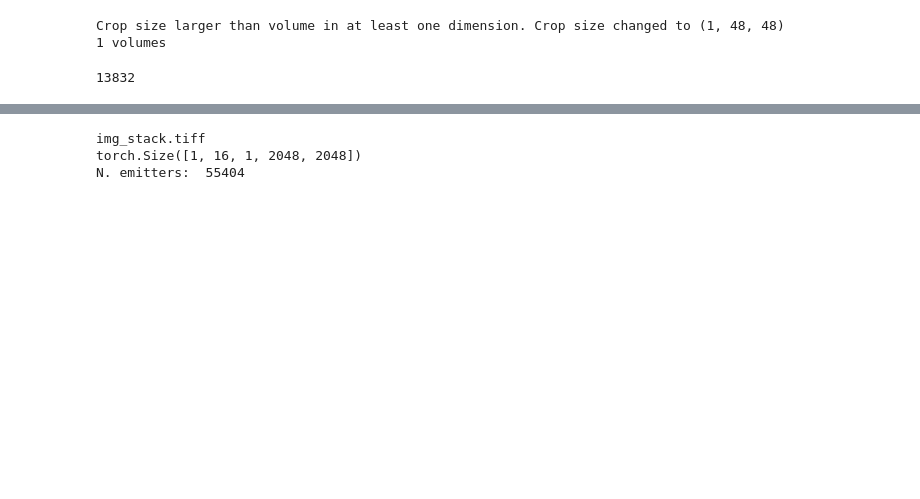
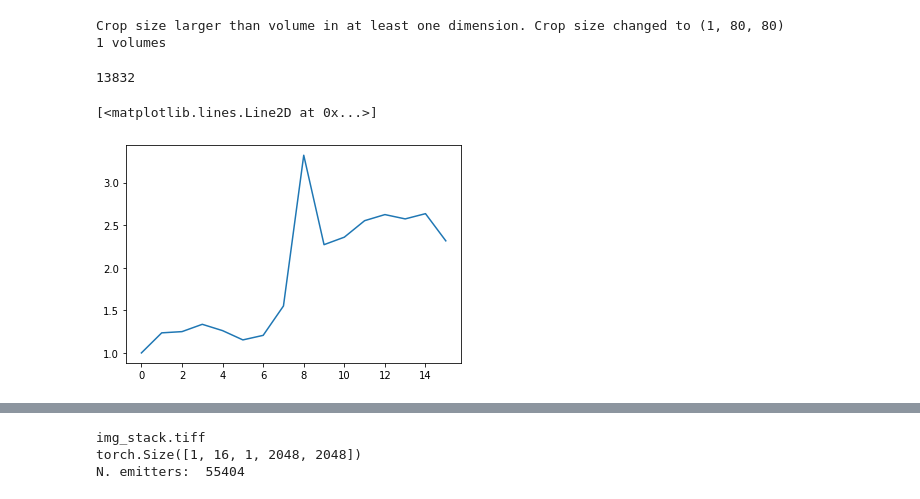
Before and after one commit to TuragaLab/decode_fish, a Jupyter notebook: nbs/22_MERFISH_codenet.ipynb, the cells around one changed output, grey strips where cells are left out. Cells and saved outputs as stored; diff of their text form; code cells hidden in the pictures; blank space fills up the shorter version.

```diff
--- a/nbs/22_MERFISH_codenet.ipynb
+++ b/nbs/22_MERFISH_codenet.ipynb
@@ -29,8 +33,11 @@ cfg = OmegaConf.load(f'/groups/turaga/home/speisera/Mackebox/Artur/WorkDB/deepst
 # cfg.PSF.psf_extent_zyx=[1,21,21]
 # cfg.run_name = 'test'
 # %%
+cfg.foci.n_foci_avg = 1
+cfg.PSF.n_cols = 1
+cfg.random_crop.crop_sz = 80
 model, post_proc, micro, img_3d, decode_dl = load_all(cfg)
 # %% [output]
-Crop size larger than volume in at least one dimension. Crop size changed to (1, 48, 48)
+Crop size larger than volume in at least one dimension. Crop size changed to (1, 80, 80)
 1 volumes
 # %%
@@ -80,6 +123,11 @@ class code_net(nn.Module):
         return x
 
 net = code_net().cuda()
+# %%
+plt.plot((micro.noise.theta_scale * micro.noise.theta_par).detach().cpu())
+# %% [output]
+[<matplotlib.lines.Line2D at 0x...>]
+[figure, added]
 # %%
 from decode_fish.engine.point_process import *
 from decode_fish.funcs.output_trafo import *
```
Also changed, not shown: parts of 26 cells of this notebook, 36 other files.
